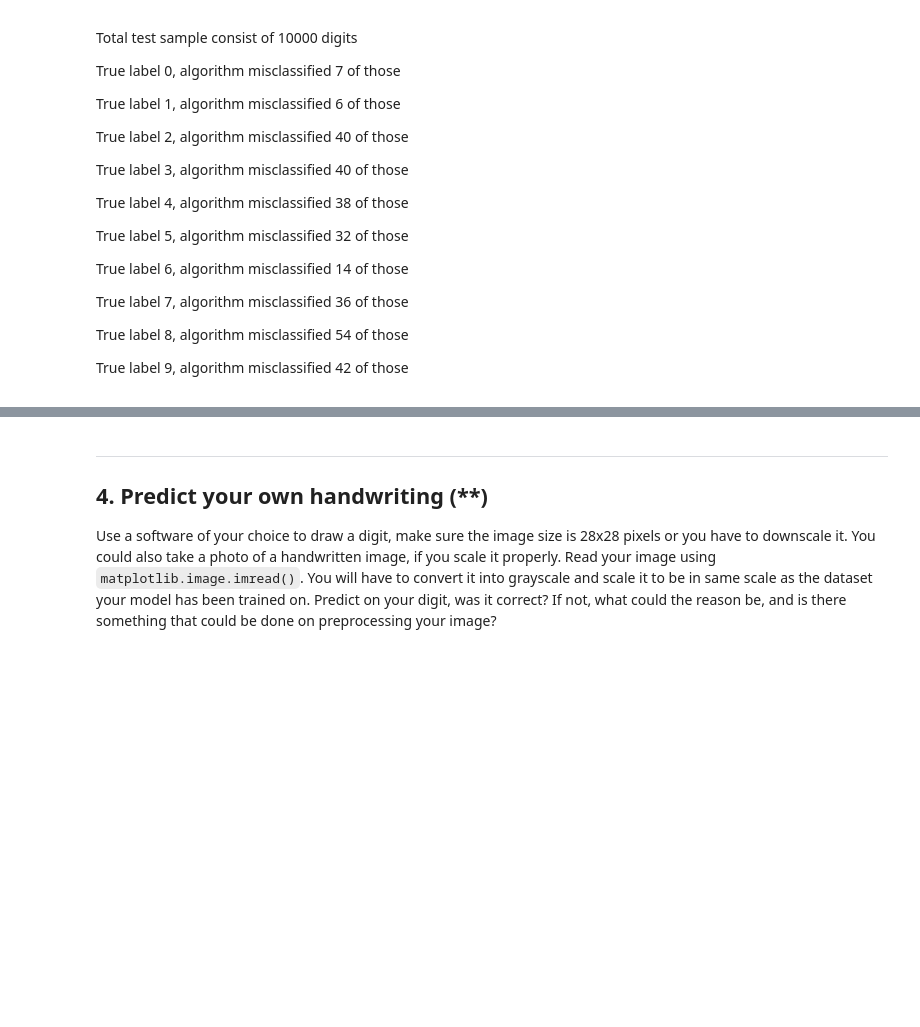
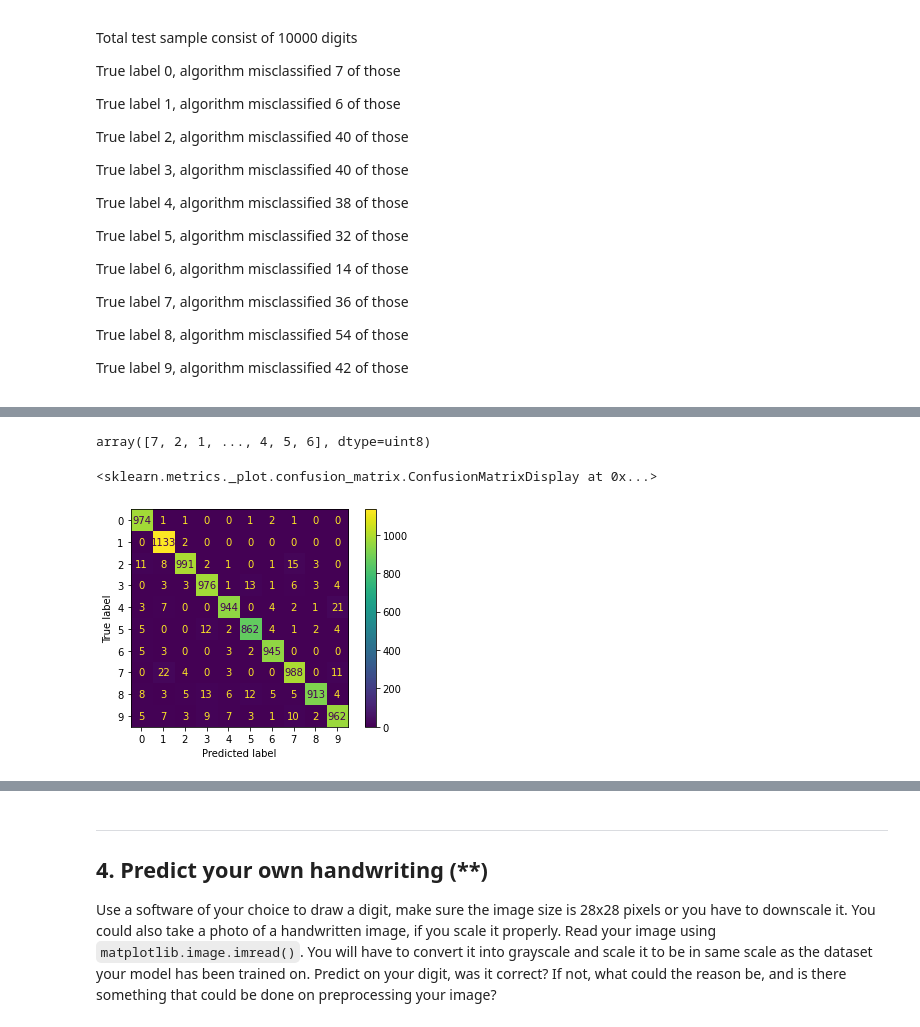
Before and after one commit to cooperhankun/Maskininlarning, a Jupyter notebook: E05_KNN.ipynb, the cells around one changed output, grey strips where cells are left out. Cells and saved outputs as stored; diff of their text form; code cells hidden in the pictures; folded sections open; blank space fills up the shorter version.

```diff
--- a/E05_KNN.ipynb
+++ b/E05_KNN.ipynb
@@ -233,0 +231,19 @@ NameError: name 'yes' is not defined
+# %%
+scaler = MinMaxScaler()
+scaled_X_train = scaler.fit_transform(x_train)
+scaled_X_test = scaler.transform(x_test)
+
+model_KNN = KNeighborsClassifier(n_neighbors=5) # k=5 as choosen
+
+model_KNN.fit(scaled_X_train, y_train)
+
+y_pred = model_KNN.predict(scaled_X_test)
+y_pred
+# %% [output]
+array([7, 2, 1, ..., 4, 5, 6], dtype=uint8)
+# %%
+cm = confusion_matrix(y_test, y_pred)
+ConfusionMatrixDisplay(cm).plot()
+# %% [output]
+<sklearn.metrics._plot.confusion_matrix.ConfusionMatrixDisplay at 0x...>
+[figure, added]
```
Also changed, not shown: parts of 4 cells of this notebook.
